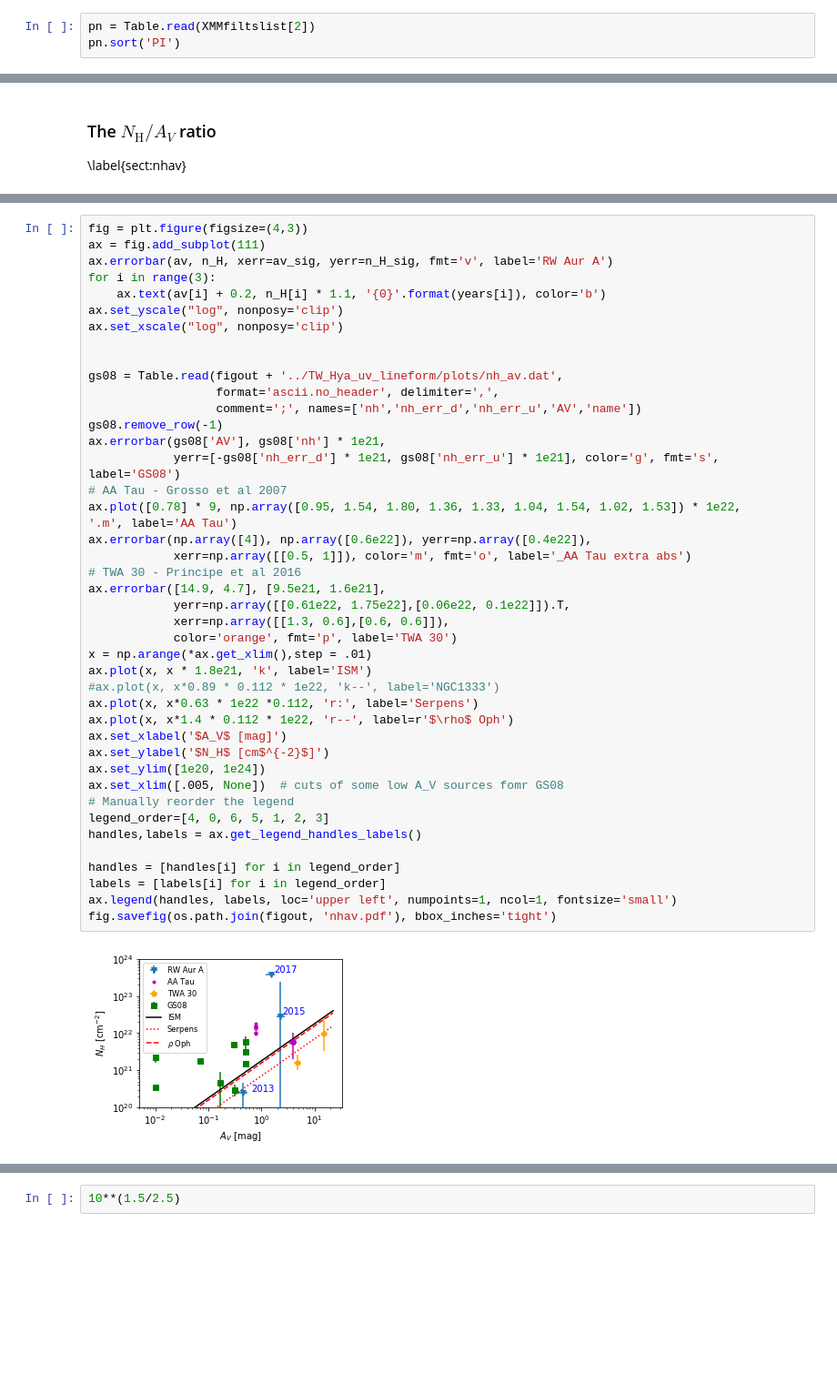
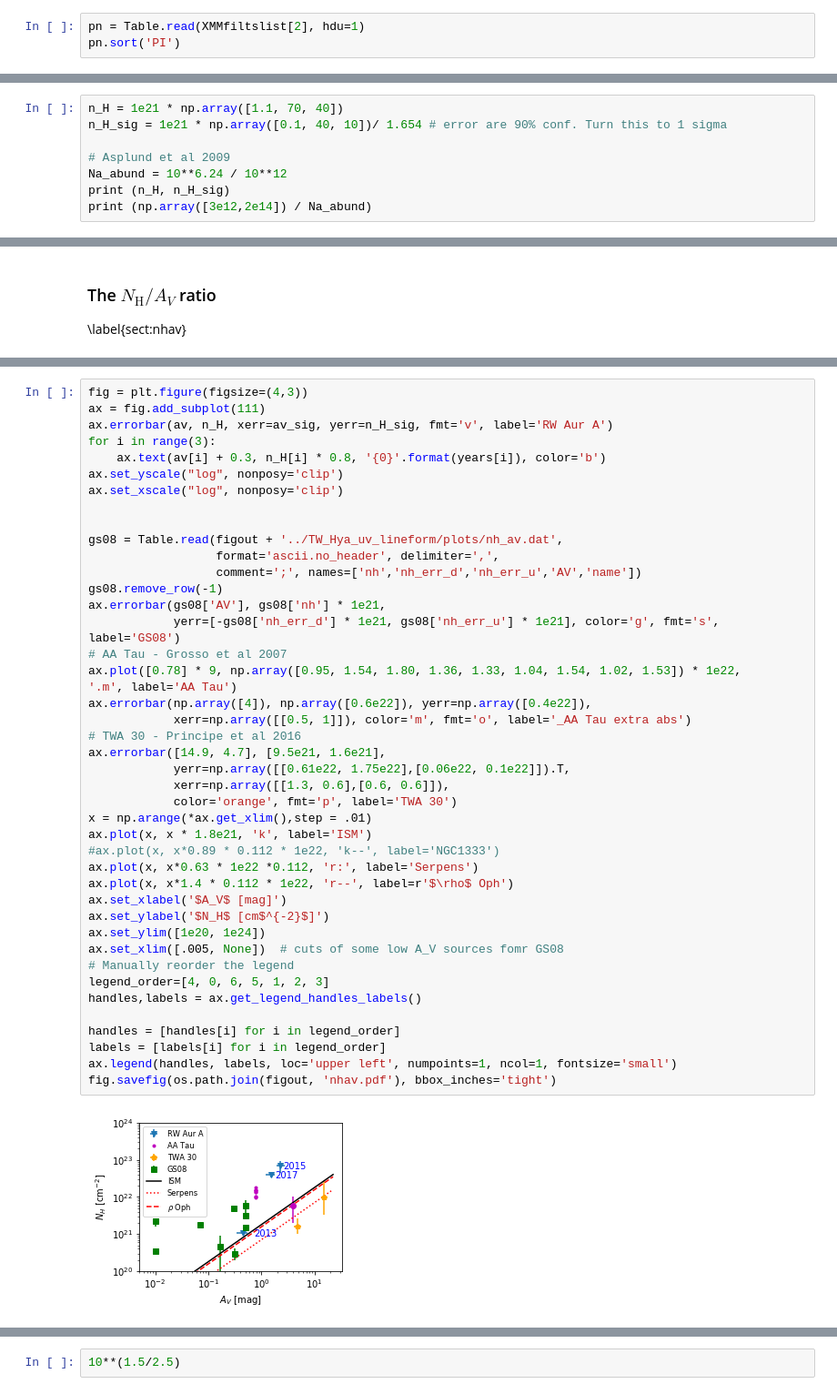
Before and after one commit to hamogu/RWAur, a Jupyter notebook: article.ipynb, the cells around one changed output, grey strips where cells are left out. Shown at 91% size. Saved outputs shown, nothing was run; the diff lists cells and outputs as text; blank space fills up the shorter version.

```diff
--- a/article.ipynb
+++ b/article.ipynb
@@ -701,5 +831,5 @@ XMMfiltslist
  '/melkor/d1/guenther/downdata/XMM/RWAur/0401870301/RWAur_noflare_1319_0401870301_EMOS2_S002_filts.fits',
  '/melkor/d1/guenther/downdata/XMM/RWAur/0401870301/RWAur_noflare_1319_0401870301_EPN_S003_filts.fits']
 # %%
-pn = Table.read(XMMfiltslist[2])
+pn = Table.read(XMMfiltslist[2], hdu=1)
 pn.sort('PI')
@@ -1054,0 +1120,8 @@ Using the depth of several optical absorption lines, \citet{2016A&A...596A..38F}
+# %%
+n_H = 1e21 * np.array([1.1, 70, 40])
+n_H_sig = 1e21 * np.array([0.1, 40, 10])/ 1.654 # error are 90% conf. Turn this to 1 sigma
+
+# Asplund et al 2009
+Na_abund = 10**6.24 / 10**12
+print (n_H, n_H_sig)
+print (np.array([3e12,2e14]) / Na_abund)
@@ -1107,7 +1189,7 @@ fig = plt.figure(figsize=(4,3))
 ax = fig.add_subplot(111)
 ax.errorbar(av, n_H, xerr=av_sig, yerr=n_H_sig, fmt='v', label='RW Aur A')
 for i in range(3):
-    ax.text(av[i] + 0.2, n_H[i] * 1.1, '{0}'.format(years[i]), color='b')
+    ax.text(av[i] + 0.3, n_H[i] * 0.8, '{0}'.format(years[i]), color='b')
 ax.set_yscale("log", nonposy='clip')
 ax.set_xscale("log", nonposy='clip')
 
@@ -1119,34 +1201,34 @@ gs08.remove_row(-1)
 ax.errorbar(gs08['AV'], gs08['nh'] * 1e21,
             yerr=[-gs08['nh_err_d'] * 1e21, gs08['nh_err_u'] * 1e21], color='g', fmt='s', label='GS08')
 # AA Tau - Grosso et al 2007
 ax.plot([0.78] * 9, np.array([0.95, 1.54, 1.80, 1.36, 1.33, 1.04, 1.54, 1.02, 1.53]) * 1e22,
 '.m', label='AA Tau')
 ax.errorbar(np.array([4]), np.array([0.6e22]), yerr=np.array([0.4e22]),
             xerr=np.array([[0.5, 1]]), color='m', fmt='o', label='_AA Tau extra abs')
 # TWA 30 - Principe et al 2016
 ax.errorbar([14.9, 4.7], [9.5e21, 1.6e21],
             yerr=np.array([[0.61e22, 1.75e22],[0.06e22, 0.1e22]]).T,
             xerr=np.array([[1.3, 0.6],[0.6, 0.6]]),
             color='orange', fmt='p', label='TWA 30')
 x = np.arange(*ax.get_xlim(),step = .01)
 ax.plot(x, x * 1.8e21, 'k', label='ISM')
 #ax.plot(x, x*0.89 * 0.112 * 1e22, 'k--', label='NGC1333')
 ax.plot(x, x*0.63 * 1e22 *0.112, 'r:', label='Serpens')
 ax.plot(x, x*1.4 * 0.112 * 1e22, 'r--', label=r'$\rho$ Oph')
 ax.set_xlabel('$A_V$ [mag]')
 ax.set_ylabel('$N_H$ [cm$^{-2}$]')
 ax.set_ylim([1e20, 1e24])
 ax.set_xlim([.005, None])  # cuts of some low A_V sources fomr GS08
 # Manually reorder the legend
 legend_order=[4, 0, 6, 5, 1, 2, 3]
 handles,labels = ax.get_legend_handles_labels()
 
 handles = [handles[i] for i in legend_order]
 labels = [labels[i] for i in legend_order]
 ax.legend(handles, labels, loc='upper left', numpoints=1, ncol=1, fontsize='small')
 fig.savefig(os.path.join(figout, 'nhav.pdf'), bbox_inches='tight')
 # %% [output]
-[figure, old version]
+[figure, new version]
 # %% [raw]
 \begin{figure}[ht!]
 \plotone{nhav}
```
Also changed, not shown: parts of 101 cells of this notebook, 16 other files.
